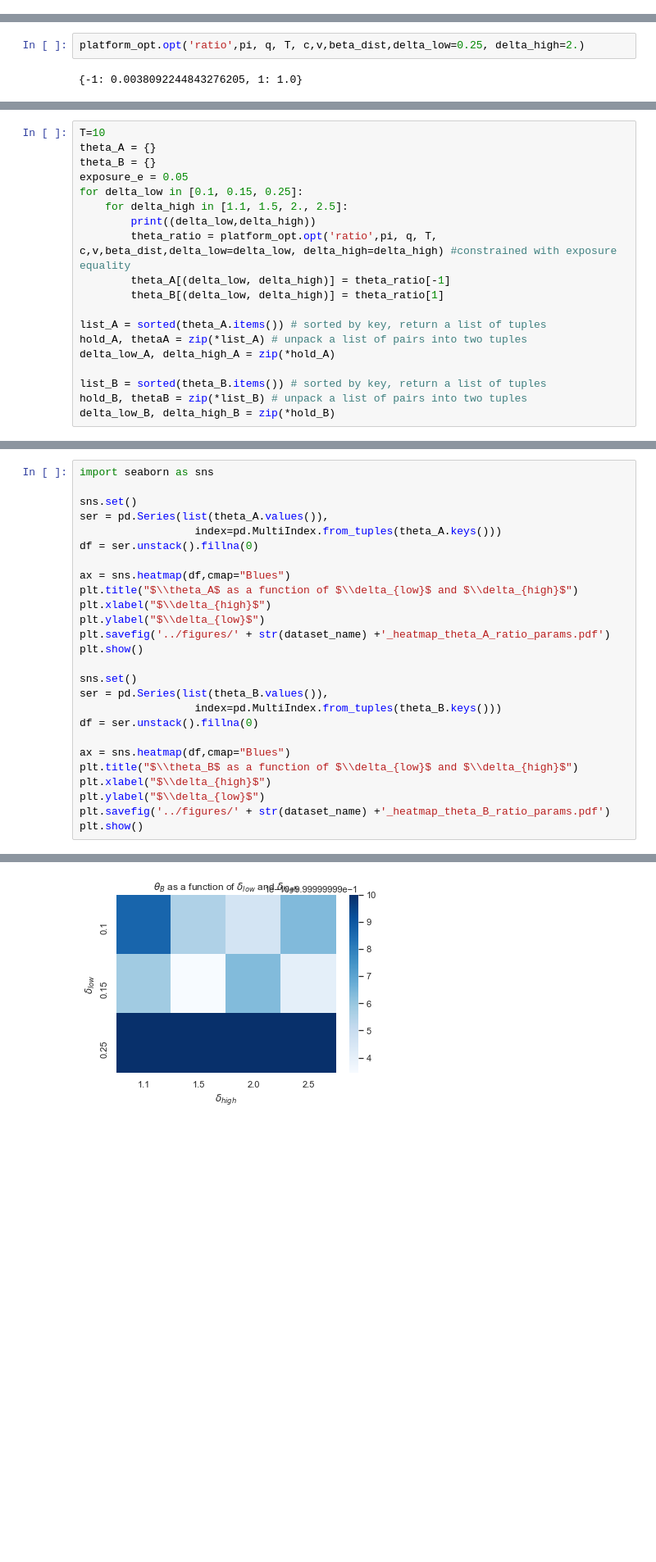
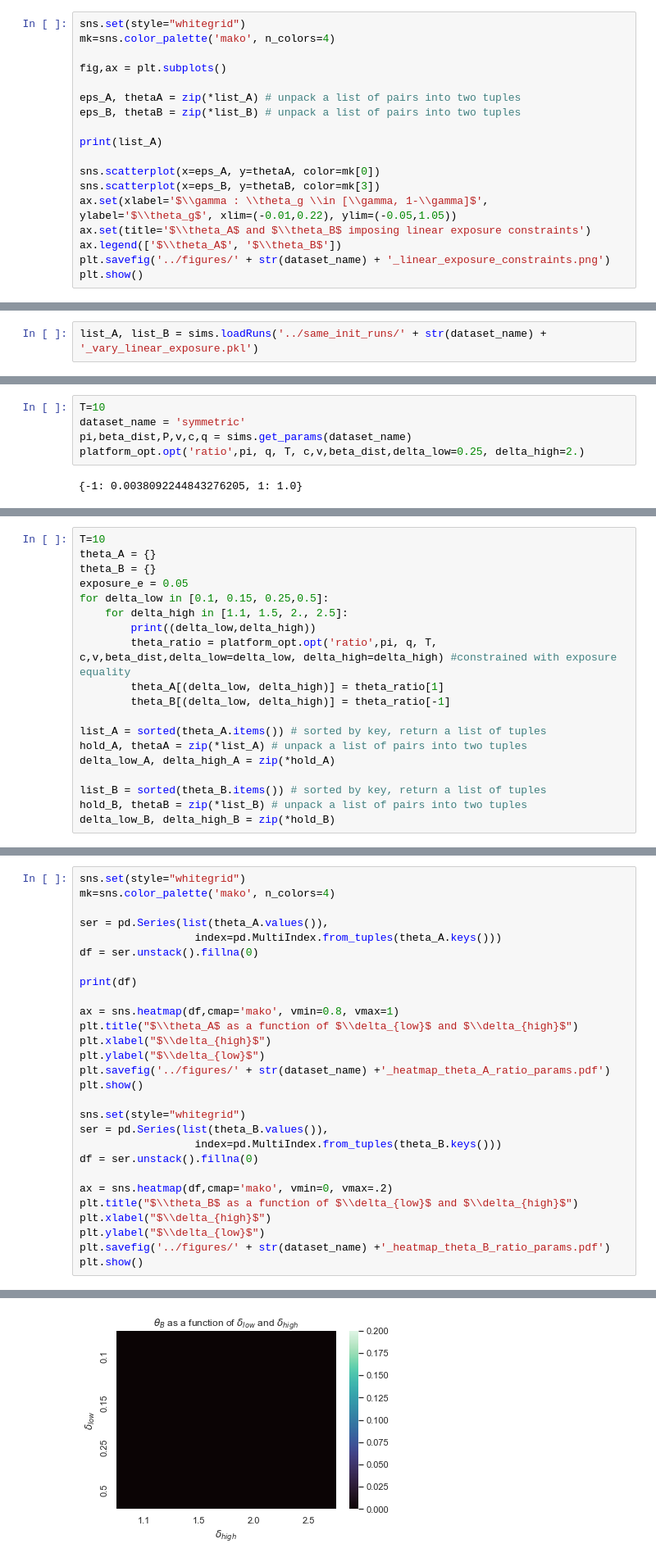
Before and after one commit to jfinocchiaro/long-term-fair-mdps, a Jupyter notebook: political-influence-refactored/notebooks/generate_runs.ipynb, the cells around one changed output, grey strips where cells are left out. Shown at 82% size. Cells and saved outputs as stored; diff of their text form; blank space fills up the shorter version.

```diff
--- a/political-influence-refactored/notebooks/generate_runs.ipynb
+++ b/political-influence-refactored/notebooks/generate_runs.ipynb
@@ -275,0 +277,18 @@ NameError: name 'eps_A' is not defined
+# %%
+sns.set(style="whitegrid")
+mk=sns.color_palette('mako', n_colors=4)
+
+fig,ax = plt.subplots()
+
+eps_A, thetaA = zip(*list_A) # unpack a list of pairs into two tuples
+eps_B, thetaB = zip(*list_B) # unpack a list of pairs into two tuples
+
+print(list_A)
+
+sns.scatterplot(x=eps_A, y=thetaA, color=mk[0])
+sns.scatterplot(x=eps_B, y=thetaB, color=mk[3])
+ax.set(xlabel='$\\gamma : \\theta_g \\in [\\gamma, 1-\\gamma]$', ylabel='$\\theta_g$', xlim=(-0.01,0.22), ylim=(-0.05,1.05))
+ax.set(title='$\\theta_A$ and $\\theta_B$ imposing linear exposure constraints')
+ax.legend(['$\\theta_A$', '$\\theta_B$'])
+plt.savefig('../figures/' + str(dataset_name) + '_linear_exposure_constraints.png')
+plt.show()
@@ -276,3 +300,5 @@ NameError: name 'eps_A' is not defined
+# %%
+list_A, list_B = sims.loadRuns('../same_init_runs/' + str(dataset_name) + '_vary_linear_exposure.pkl')
 # %% [markdown]
 ### Experiment with ratio constraint parameters
 # %%
@@ -280,6 +306,9 @@ NameError: name 'eps_A' is not defined
 # ratio works if delta_low is btwn 0.1 and 0.3 and high is up to 2, meaning there
 # are different pairs of delta high and low that are not compartible.
 # %%
+T=10
+dataset_name = 'symmetric'
+pi,beta_dist,P,v,c,q = sims.get_params(dataset_name)
 platform_opt.opt('ratio',pi, q, T, c,v,beta_dist,delta_low=0.25, delta_high=2.)
 # %% [output]
 {-1: 0.0038092244843276205, 1: 1.0}
@@ -291,12 +317,12 @@ T=10
 theta_A = {}
 theta_B = {}
 exposure_e = 0.05
-for delta_low in [0.1, 0.15, 0.25]:
+for delta_low in [0.1, 0.15, 0.25,0.5]:
     for delta_high in [1.1, 1.5, 2., 2.5]:
         print((delta_low,delta_high))
         theta_ratio = platform_opt.opt('ratio',pi, q, T, c,v,beta_dist,delta_low=delta_low, delta_high=delta_high) #constrained with exposure equality
-        theta_A[(delta_low, delta_high)] = theta_ratio[-1]
-        theta_B[(delta_low, delta_high)] = theta_ratio[1]
+        theta_A[(delta_low, delta_high)] = theta_ratio[1]
+        theta_B[(delta_low, delta_high)] = theta_ratio[-1]
 
 list_A = sorted(theta_A.items()) # sorted by key, return a list of tuples
 hold_A, thetaA = zip(*list_A) # unpack a list of pairs into two tuples
@@ -321,24 +351,26 @@ delta_low_B, delta_high_B = zip(*hold_B)
 # %%
-import seaborn as sns
+sns.set(style="whitegrid")
+mk=sns.color_palette('mako', n_colors=4)
 
-sns.set()
 ser = pd.Series(list(theta_A.values()),
                   index=pd.MultiIndex.from_tuples(theta_A.keys()))
 df = ser.unstack().fillna(0)
 
-ax = sns.heatmap(df,cmap="Blues")
+print(df)
+
+ax = sns.heatmap(df,cmap='mako', vmin=0.8, vmax=1)
 plt.title("$\\theta_A$ as a function of $\\delta_{low}$ and $\\delta_{high}$")
 plt.xlabel("$\\delta_{high}$")
 plt.ylabel("$\\delta_{low}$")
 plt.savefig('../figures/' + str(dataset_name) +'_heatmap_theta_A_ratio_params.pdf')
 plt.show()
 
-sns.set()
+sns.set(style="whitegrid")
 ser = pd.Series(list(theta_B.values()),
                   index=pd.MultiIndex.from_tuples(theta_B.keys()))
 df = ser.unstack().fillna(0)
 
-ax = sns.heatmap(df,cmap="Blues")
+ax = sns.heatmap(df,cmap='mako', vmin=0, vmax=.2)
 plt.title("$\\theta_B$ as a function of $\\delta_{low}$ and $\\delta_{high}$")
 plt.xlabel("$\\delta_{high}$")
 plt.ylabel("$\\delta_{low}$")
@@ -349 +386 @@ plt.show()
-[figure, old version]
+[figure, new version]
```
Also changed, not shown: parts of 27 cells of this notebook, 19 other files.
